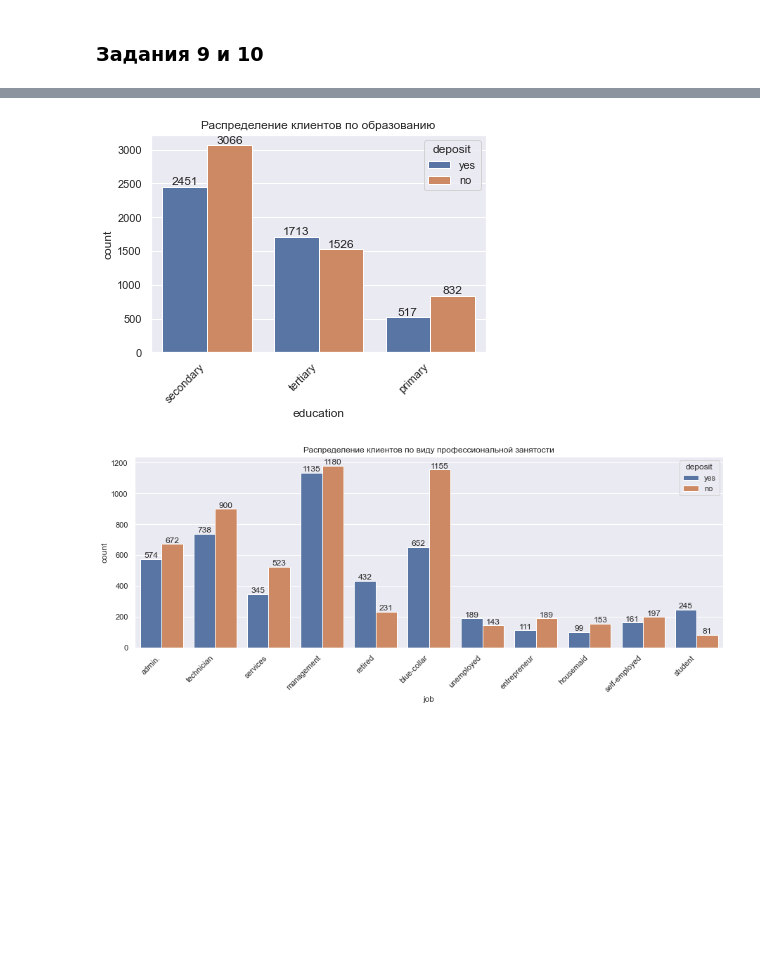
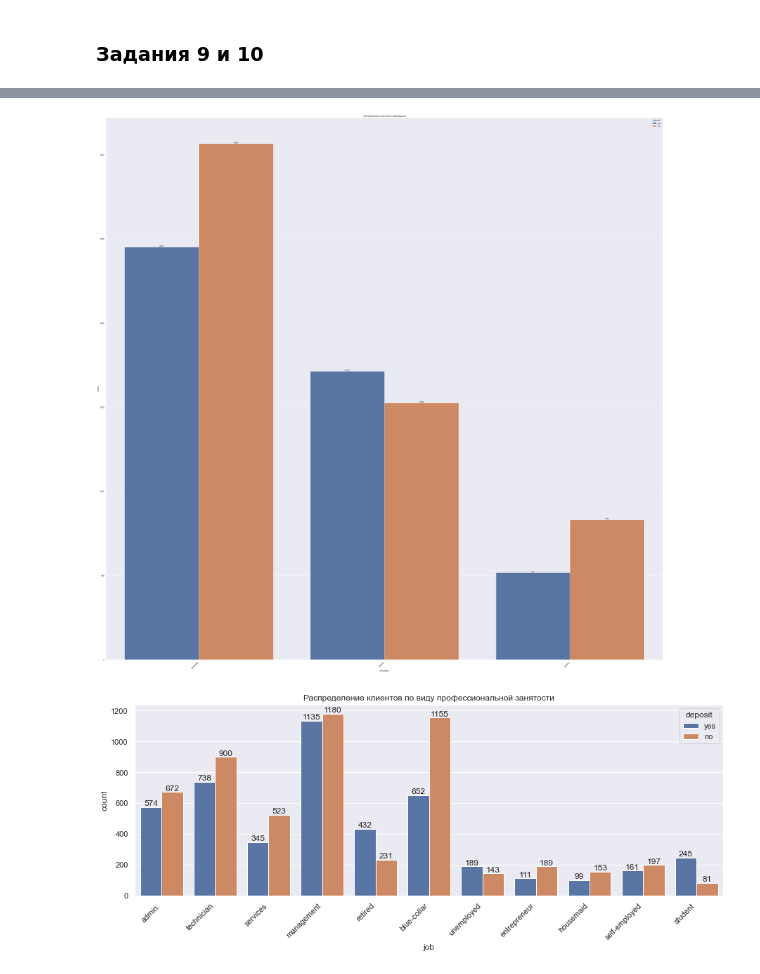
Before and after one commit to hoittoken/Python, a Jupyter notebook: Py/project_4/Project_4_ML.ipynb, the cells around one changed output, grey strips where cells are left out. Drawn from its saved outputs; the diff is of its cells as text; code cells hidden in the pictures; blank space fills up the shorter version.

```diff
--- a/Py/project_4/Project_4_ML.ipynb
+++ b/Py/project_4/Project_4_ML.ipynb
@@ -221,13 +222,13 @@ ax.bar_label(ax.containers[1]);
 # %%
 # постройте визуализации для открывших и неоткрывших депозит в зависимости от образования
-_, ax = plt.subplots()
+_, ax = plt.subplots(figsize=(10, 5))
 ax.set_title('Распределение клиентов по образованию')
 plt.xticks(rotation=45, ha='right')
 sns.countplot(data=df[['education','deposit']], x='education', hue='deposit')
 ax.bar_label(ax.containers[0])
 ax.bar_label(ax.containers[1]);
 # %% [output]
-[figure, old version]
+[figure, new version]
 # %%
 # постройте визуализации для открывших и неоткрывших депозит в зависимости от вида профессиональной занятости
 _, ax = plt.subplots(figsize=(15, 5))
```
Also changed, not shown: parts of 12 cells of this notebook, 1 other file.
